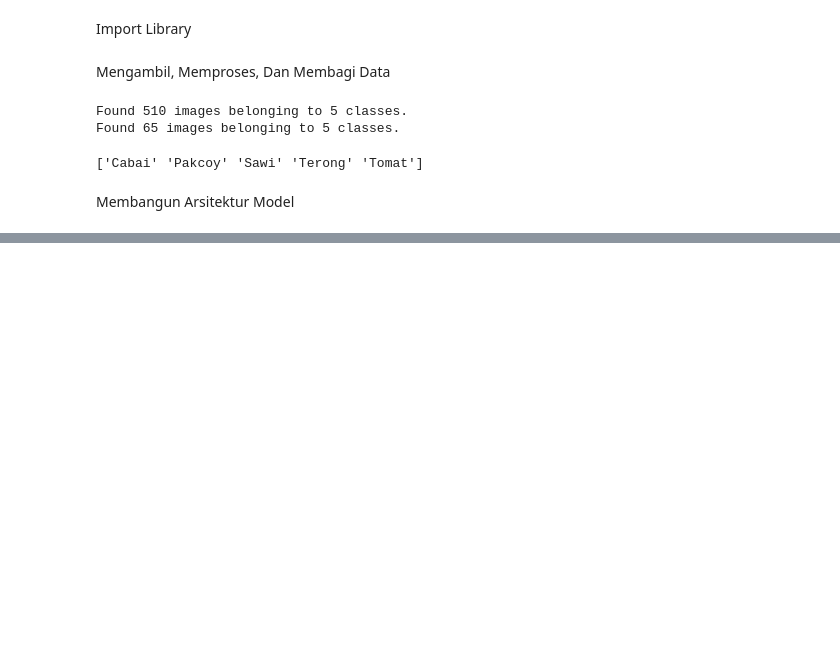
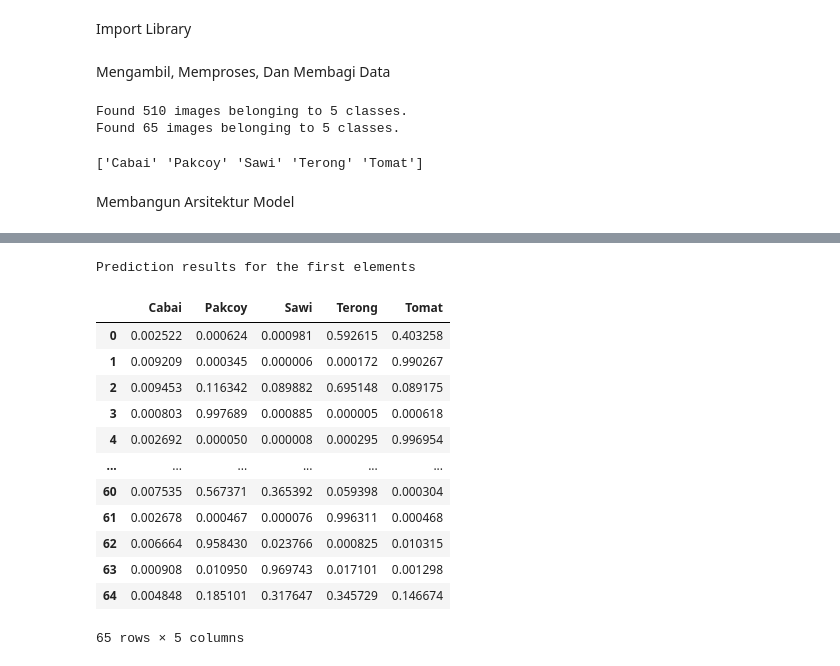
Before and after one commit to arfandiTelU/Skripsi, a Jupyter notebook: Cnn_Klasifikasi_Bibit.ipynb, the cells around one changed output, grey strips where cells are left out. Cells and saved outputs as stored; diff of their text form; code cells hidden in the pictures; blank space fills up the shorter version.

```diff
--- a/Cnn_Klasifikasi_Bibit.ipynb
+++ b/Cnn_Klasifikasi_Bibit.ipynb
@@ -164,0 +176,24 @@ Found 65 images belonging to 5 classes.
+# %%
+test_image_batch, test_label_batch = next(iter(test_generator))
+true_label_ids = np.argmax(test_label_batch, axis=-1)
+predict = model.predict(test_image_batch)
+pred_dataframe = pd.DataFrame(predict)
+pred_dataframe.columns = dataset_labels
+
+print("Prediction results for the first elements")
+pred_dataframe
+# %% [output]
+Prediction results for the first elements
+|  | Cabai | Pakcoy | Sawi | Terong | Tomat |
+| 0 | 0.002522 | 0.000624 | 0.000981 | 0.592615 | 0.403258 |
+| 1 | 0.009209 | 0.000345 | 0.000006 | 0.000172 | 0.990267 |
+| 2 | 0.009453 | 0.116342 | 0.089882 | 0.695148 | 0.089175 |
+| 3 | 0.000803 | 0.997689 | 0.000885 | 0.000005 | 0.000618 |
+| 4 | 0.002692 | 0.000050 | 0.000008 | 0.000295 | 0.996954 |
+| ... | ... | ... | ... | ... | ... |
+| 60 | 0.007535 | 0.567371 | 0.365392 | 0.059398 | 0.000304 |
+| 61 | 0.002678 | 0.000467 | 0.000076 | 0.996311 | 0.000468 |
+| 62 | 0.006664 | 0.958430 | 0.023766 | 0.000825 | 0.010315 |
+| 63 | 0.000908 | 0.010950 | 0.969743 | 0.017101 | 0.001298 |
+| 64 | 0.004848 | 0.185101 | 0.317647 | 0.345729 | 0.146674 |
+65 rows × 5 columns
```
Also changed, not shown: parts of 8 cells of this notebook.
